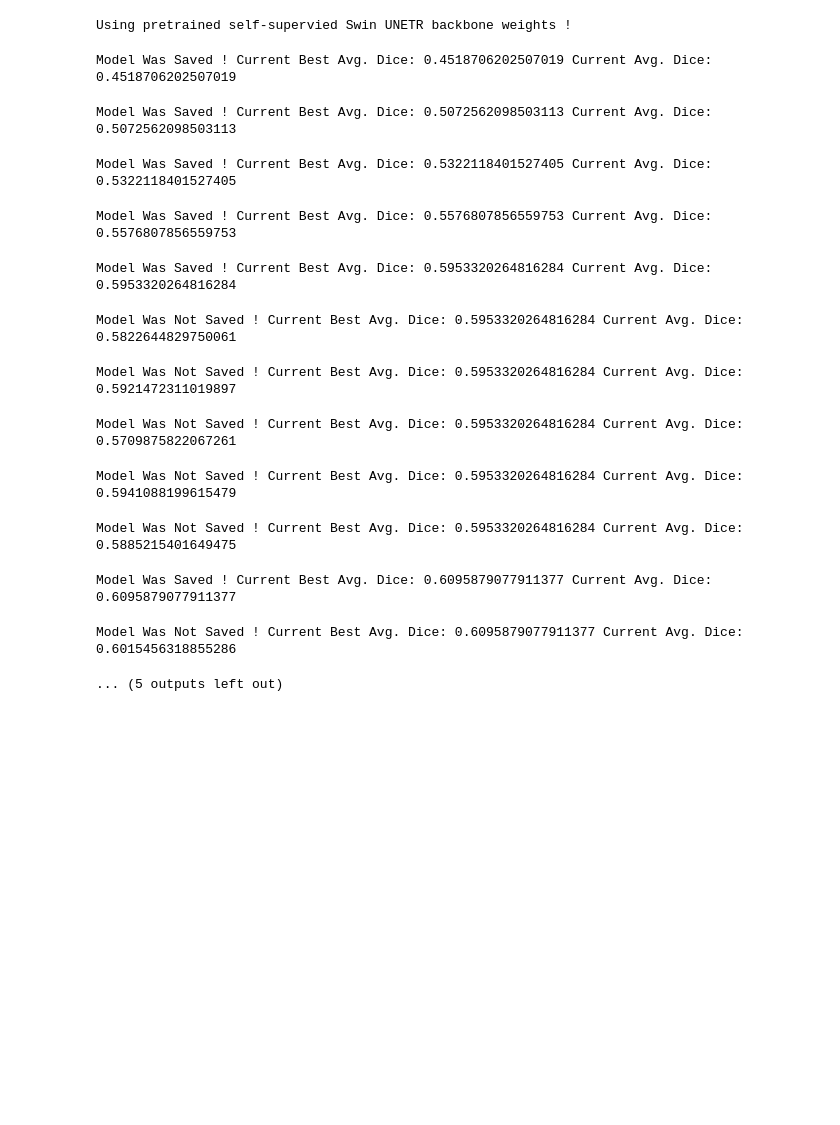
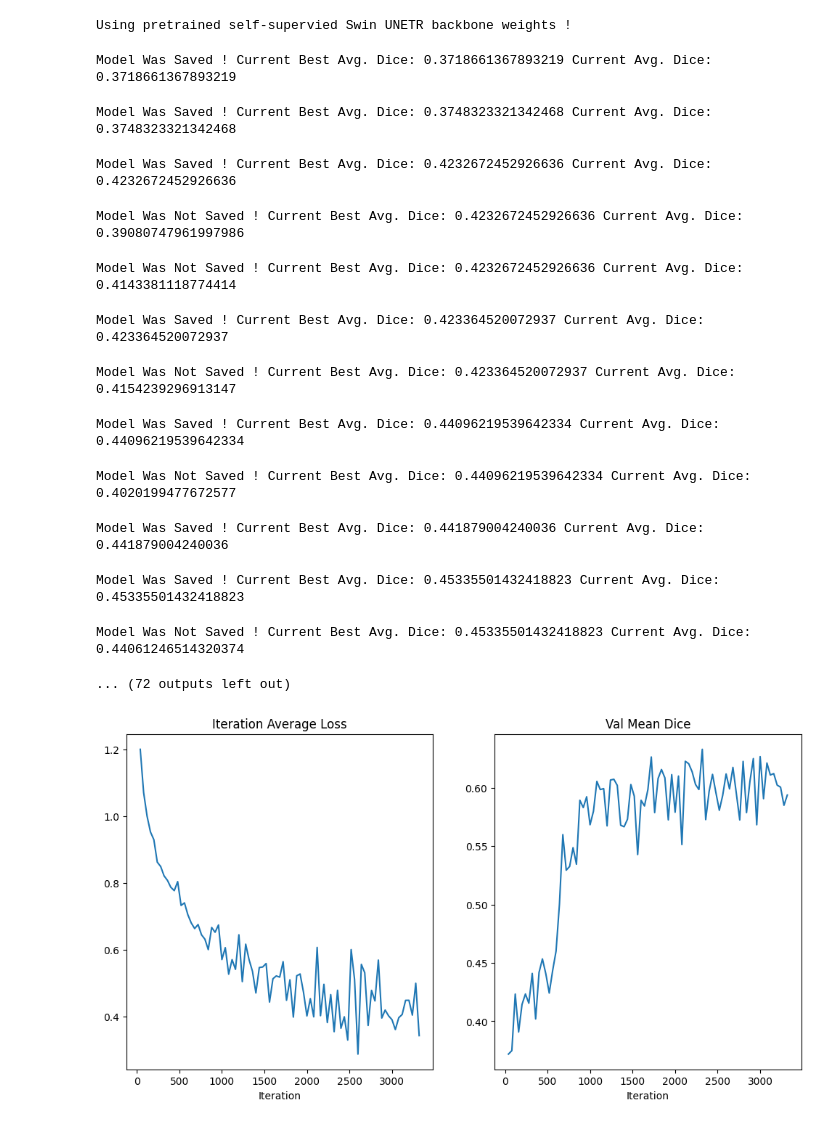
Before and after one commit to bjorneme/TDT17_mini_project, a Jupyter notebook: segmentation.ipynb, the cells around one changed output. Drawn from its saved outputs; the diff is of its cells as text; code cells hidden in the pictures; blank space fills up the shorter version.

```diff
--- a/segmentation.ipynb
+++ b/segmentation.ipynb
@@ -401,7 +397,7 @@ def train(global_step, train_loader, dice_val_best, global_step_best):
     return global_step, dice_val_best, global_step_best
 # %%
 max_iterations = 30000
-eval_num = 500
+eval_num = 40
 post_label = AsDiscrete(to_onehot=3)
 post_pred = AsDiscrete(argmax=True, to_onehot=3)
 dice_metric = DiceMetric(include_background=True, reduction="mean", get_not_nans=False)
@@ -415,16 +411,33 @@ while global_step < max_iterations:
 model.load_state_dict(torch.load(os.path.join(root_dir, "best_metric_model.pth")))
 print(f"train completed, best_metric: {dice_val_best:.4f} " f"at iteration: {global_step_best}")
 # %% [output]
-Model Was Saved ! Current Best Avg. Dice: 0.4518706202507019 Current Avg. Dice: 0.4518706202507019
+Model Was Saved ! Current Best Avg. Dice: 0.3718661367893219 Current Avg. Dice: 0.3718661367893219
-Model Was Saved ! Current Best Avg. Dice: 0.5072562098503113 Current Avg. Dice: 0.5072562098503113
+Model Was Saved ! Current Best Avg. Dice: 0.3748323321342468 Current Avg. Dice: 0.3748323321342468
-Model Was Saved ! Current Best Avg. Dice: 0.5322118401527405 Current Avg. Dice: 0.5322118401527405
+Model Was Saved ! Current Best Avg. Dice: 0.4232672452926636 Current Avg. Dice: 0.4232672452926636
-Model Was Saved ! Current Best Avg. Dice: 0.5576807856559753 Current Avg. Dice: 0.5576807856559753
+Model Was Not Saved ! Current Best Avg. Dice: 0.4232672452926636 Current Avg. Dice: 0.39080747961997986
-Model Was Saved ! Current Best Avg. Dice: 0.5953320264816284 Current Avg. Dice: 0.5953320264816284
+Model Was Not Saved ! Current Best Avg. Dice: 0.4232672452926636 Current Avg. Dice: 0.4143381118774414
-Model Was Not Saved ! Current Best Avg. Dice: 0.5953320264816284 Current Avg. Dice: 0.5822644829750061
+Model Was Saved ! Current Best Avg. Dice: 0.423364520072937 Current Avg. Dice: 0.423364520072937
-Model Was Not Saved ! Current Best Avg. Dice: 0.5953320264816284 Current Avg. Dice: 0.5921472311019897
+Model Was Not Saved ! Current Best Avg. Dice: 0.423364520072937 Current Avg. Dice: 0.4154239296913147
-Model Was Not Saved ! Current Best Avg. Dice: 0.5953320264816284 Current Avg. Dice: 0.5709875822067261
+Model Was Saved ! Current Best Avg. Dice: 0.44096219539642334 Current Avg. Dice: 0.44096219539642334
-Model Was Not Saved ! Current Best Avg. Dice: 0.5953320264816284 Current Avg. Dice: 0.5941088199615479
+Model Was Not Saved ! Current Best Avg. Dice: 0.44096219539642334 Current Avg. Dice: 0.4020199477672577
-Model Was Not Saved ! Current Best Avg. Dice: 0.5953320264816284 Current Avg. Dice: 0.5885215401649475
+Model Was Saved ! Current Best Avg. Dice: 0.441879004240036 Current Avg. Dice: 0.441879004240036
-Model Was Saved ! Current Best Avg. Dice: 0.6095879077911377 Current Avg. Dice: 0.6095879077911377
+Model Was Saved ! Current Best Avg. Dice: 0.45335501432418823 Current Avg. Dice: 0.45335501432418823
-Model Was Not Saved ! Current Best Avg. Dice: 0.6095879077911377 Current Avg. Dice: 0.6015456318855286
+Model Was Not Saved ! Current Best Avg. Dice: 0.45335501432418823 Current Avg. Dice: 0.44061246514320374
-... (5 outputs left out)
+... (72 outputs left out)
+# %%
+plt.figure("train", (12, 6))
+plt.subplot(1, 2, 1)
+plt.title("Iteration Average Loss")
+x = [eval_num * (i + 1) for i in range(len(epoch_loss_values))]
+y = epoch_loss_values
+plt.xlabel("Iteration")
+plt.plot(x, y)
+plt.subplot(1, 2, 2)
+plt.title("Val Mean Dice")
+x = [eval_num * (i + 1) for i in range(len(metric_values))]
+y = metric_values
+plt.xlabel("Iteration")
+plt.plot(x, y)
+plt.show()
+# %% [output]
+[figure, added]
```
Also changed, not shown: parts of 5 cells of this notebook.
